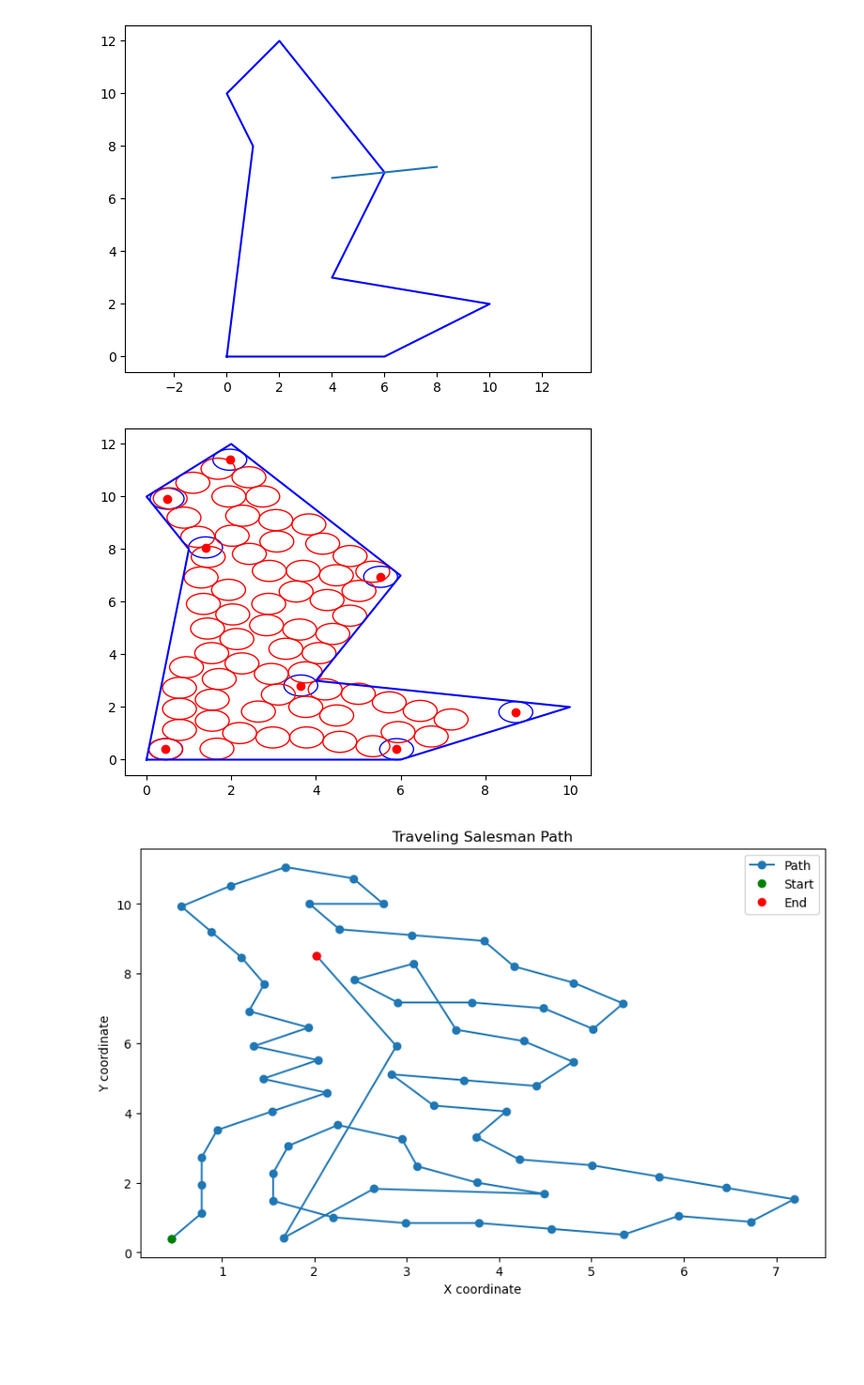
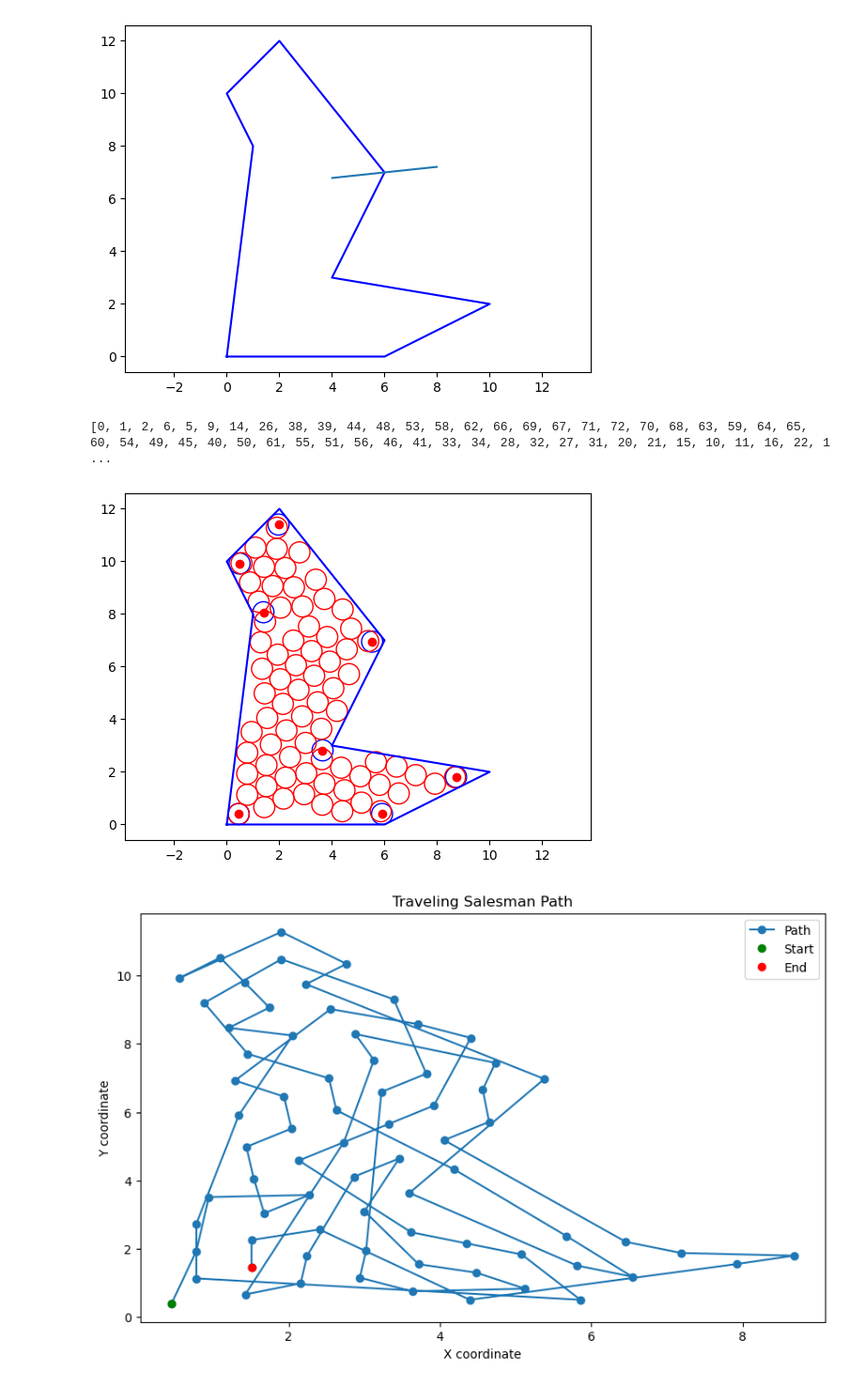
Before and after one commit to lhwitten/thingLooker, a Jupyter notebook: thingLooker/thingLooker/circle.ipynb, the cells around one changed output. Shown at 94% size. Cells and saved outputs as stored; diff of their text form; code cells hidden in the pictures; blank space fills up the shorter version.

Commit message:
path planning

```diff
--- a/thingLooker/thingLooker/circle.ipynb
+++ b/thingLooker/thingLooker/circle.ipynb
@@ -107,6 +107,8 @@ import matplotlib.pyplot as plt
 from matplotlib.patches import Rectangle
 import path_plan
 from matplotlib.patches import Circle
+from python_tsp.heuristics import solve_tsp_simulated_annealing
+
 
 # Assuming construct_q_list and other dependent functions are defined elsewhere in your Jupyter Notebook
 
@@ -127,33 +129,43 @@ inside_pt = np.array([1, 1.2])
 r = .4
 
 # Construct the q_list using the provided function
 q_mat = path_plan.construct_q_list(boundary_vertices, inside_pt, r)
 
-center_list = path_plan.place_circles(q_mat,r,q_mat[0,:],60)
+#center_list = path_plan.place_circles(q_mat,r,q_mat[0,:],60)
+
+center_list = path_plan.place_circles_bfs(q_mat,r,q_mat[0,:],60)
 
 route,value = path_plan.simulated_annealing(center_list)
+
+dist_mat = path_plan.create_distance_matrix(center_list)
+permutation, distance = solve_tsp_simulated_annealing(dist_mat)
+
+route = permutation
+
+print(permutation)
 
 
 # Plot the boundary and the q_mat points
 plt.plot(boundary_vertices[:, 0], boundary_vertices[:, 1], 'b-')  # Plot boundary vertices
 plt.plot(q_mat[:, 0], q_mat[:, 1], 'ro')  # Plot q_mat points
 
 # Draw circles around q_mat points
 
 for point in q_mat:
     circle = Circle((point[0], point[1]), radius=np.abs(r), fill=False, color='b')
     plt.gca().add_patch(circle)
 
 for point in center_list:
     circle = Circle((point[0], point[1]), radius=np.abs(r), fill=False, color='r')
     plt.gca().add_patch(circle)
 
 plt.axis('equal')
 plt.show()
 
 path_plan.plot_best_path(center_list,route)
 #print(route)
 #plt.plot(route[0,:],route[1,:])
 # %% [output]
+[0, 1, 2, 6, 5, 9, 14, 26, 38, 39, 44, 48, 53, 58, 62, 66, 69, 67, 71, 72, 70, 68, 63, 59, 64, 65, 60, 54, 49, 45, 40, 50, 61, 55, 51, 56, 46, 41, 33, 34, 28, 32, 27, 31, 20, 21, 15, 10, 11, 16, 22, 1 ...
-[figure, old version]
+[figure, new version]
-[figure, old version]
+[figure, new version]
```
Also changed, not shown: parts of 1 cell of this notebook, 2 other files.
